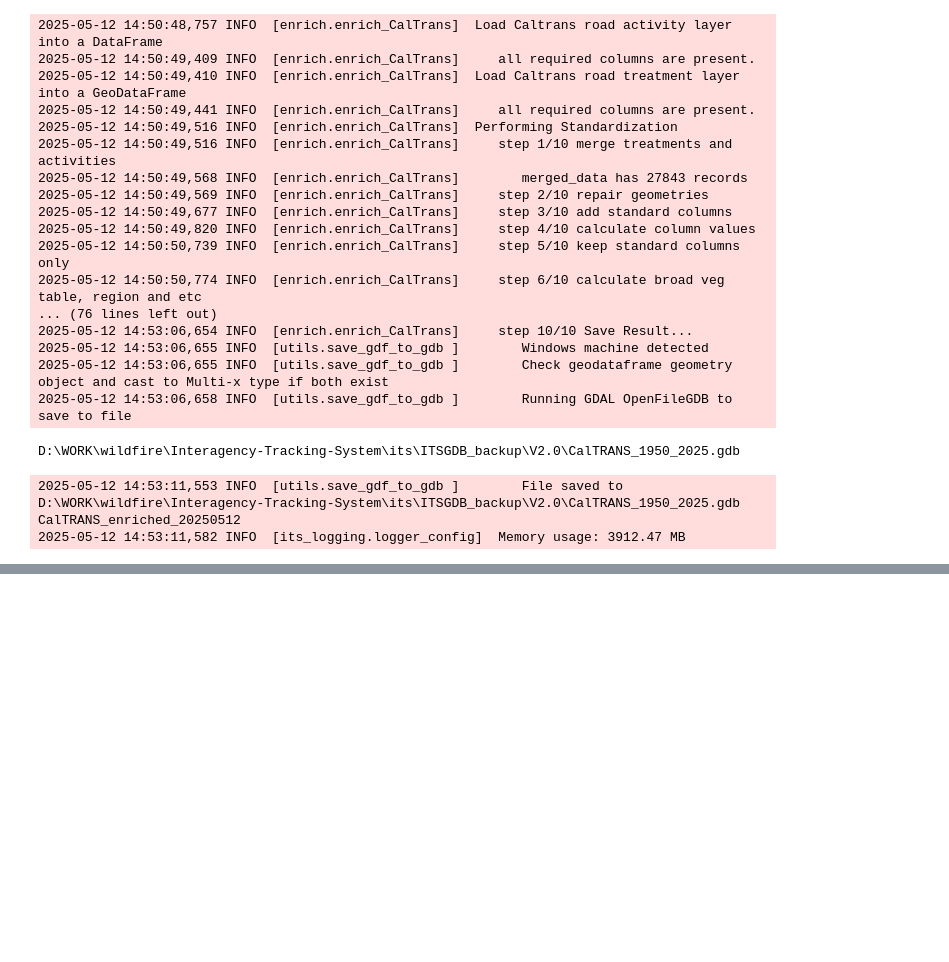
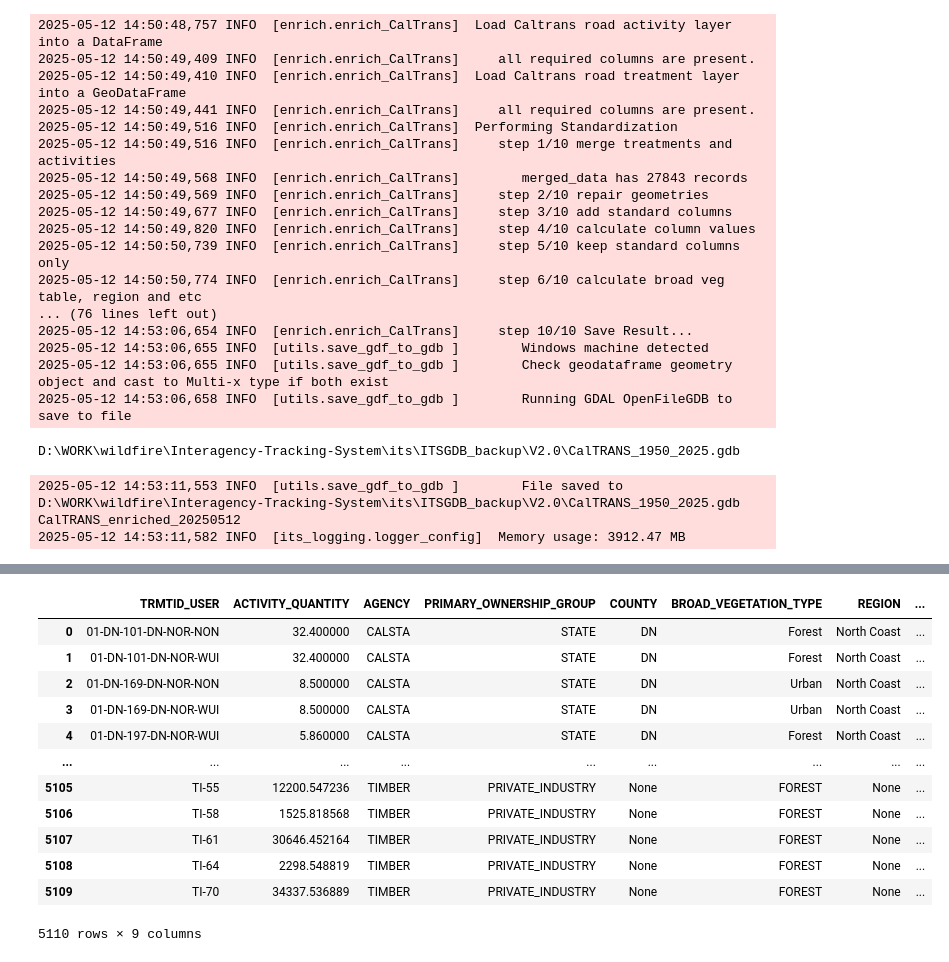
Before and after one commit to klinucsd/interagency-tracking-system, a Jupyter notebook: notebooks/DEV.ipynb, the cells around one changed output, grey strips where cells are left out. Saved outputs shown, nothing was run; the diff lists cells and outputs as text; code cells hidden in the pictures; blank space fills up the shorter version.

```diff
--- a/notebooks/DEV.ipynb
+++ b/notebooks/DEV.ipynb
@@ -528,3 +603,5 @@ caltrans_out = pd.concat([caltrans_2023, caltrans_2024])
 caltrans_out.to_file(r"D:\WORK\wildfire\Interagency-Tracking-System\its\ITSGDB_backup\V2.0\CalTRANS_{}_{}.gdb".format(start_year, end_year),
                       driver='OpenFileGDB',
                       layer='CalTRANS_enriched_20250512')
+# %%
+report_path = r"D:\WORK\wildfire\Interagency-Tracking-System\its\ITSGDB_backup\tmp\reports.gdb"
@@ -530,0 +615,2 @@ caltrans_out.to_file(r"D:\WORK\wildfire\Interagency-Tracking-System\its\ITSGDB_b
+# %%
+footprint2023 = gpd.read_file(report_path,driver='OpenFileGDB',layer='footprint2023')
@@ -530,0 +629,16 @@ caltrans_out.to_file(r"D:\WORK\wildfire\Interagency-Tracking-System\its\ITSGDB_b
+# %%
+footprint2023
+# %% [output]
+|  | TRMTID_USER | ACTIVITY_QUANTITY | AGENCY | PRIMARY_OWNERSHIP_GROUP | COUNTY | BROAD_VEGETATION_TYPE | REGION | ... |
+| 0 | 01-DN-101-DN-NOR-NON | 32.400000 | CALSTA | STATE | DN | Forest | North Coast | ... |
+| 1 | 01-DN-101-DN-NOR-WUI | 32.400000 | CALSTA | STATE | DN | Forest | North Coast | ... |
+| 2 | 01-DN-169-DN-NOR-NON | 8.500000 | CALSTA | STATE | DN | Urban | North Coast | ... |
+| 3 | 01-DN-169-DN-NOR-WUI | 8.500000 | CALSTA | STATE | DN | Urban | North Coast | ... |
+| 4 | 01-DN-197-DN-NOR-WUI | 5.860000 | CALSTA | STATE | DN | Forest | North Coast | ... |
+| ... | ... | ... | ... | ... | ... | ... | ... | ... |
+| 5105 | TI-55 | 12200.547236 | TIMBER | PRIVATE_INDUSTRY | None | FOREST | None | ... |
+| 5106 | TI-58 | 1525.818568 | TIMBER | PRIVATE_INDUSTRY | None | FOREST | None | ... |
+| 5107 | TI-61 | 30646.452164 | TIMBER | PRIVATE_INDUSTRY | None | FOREST | None | ... |
+| 5108 | TI-64 | 2298.548819 | TIMBER | PRIVATE_INDUSTRY | None | FOREST | None | ... |
+| 5109 | TI-70 | 34337.536889 | TIMBER | PRIVATE_INDUSTRY | None | FOREST | None | ... |
+5110 rows × 9 columns
```
Also changed, not shown: parts of 5 cells of this notebook, 9 other files.
